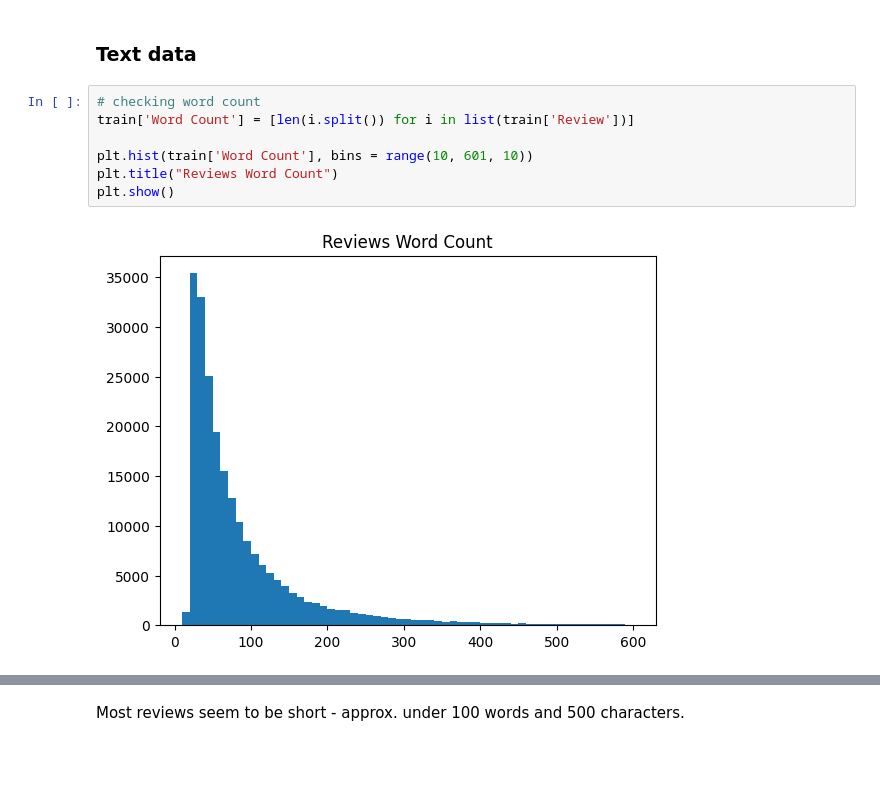
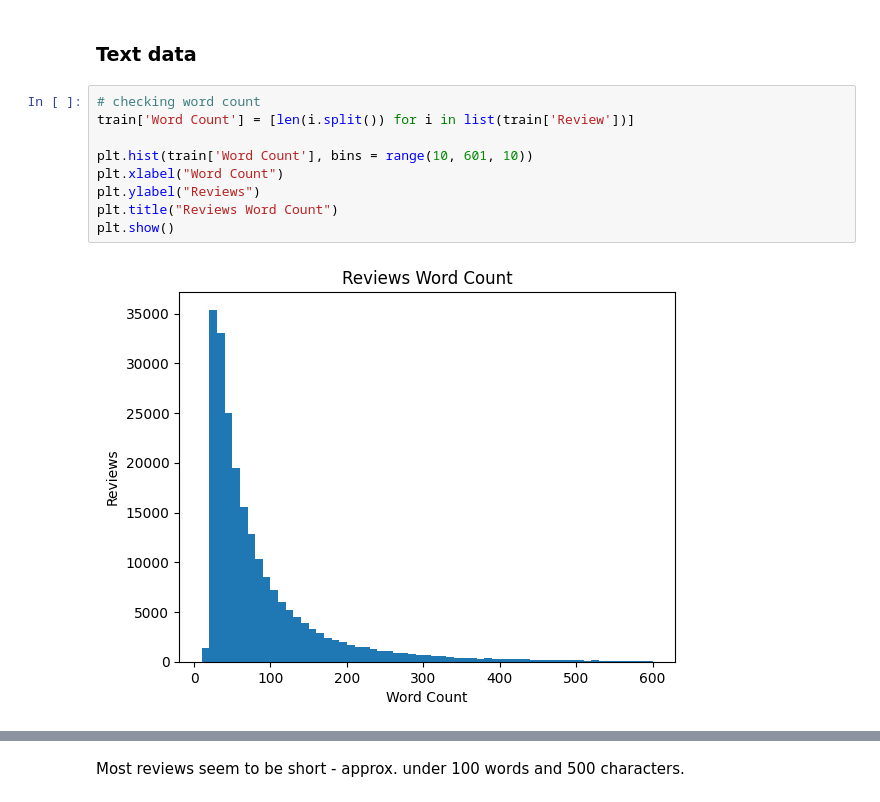
Before and after one commit to psychoanalyzing-twitter/amazon-review-analysis, a Jupyter notebook: cw2.ipynb, the cells around one changed output, grey strips where cells are left out. Drawn from its saved outputs; the diff is of its cells as text; blank space fills up the shorter version.

```diff
--- a/cw2.ipynb
+++ b/cw2.ipynb
@@ -89,12 +93,14 @@ A box plot is extremely helpful as it can help us detect any outliers. Here, the
 # %%
 # checking word count
 train['Word Count'] = [len(i.split()) for i in list(train['Review'])]
 
 plt.hist(train['Word Count'], bins = range(10, 601, 10))
+plt.xlabel("Word Count")
+plt.ylabel("Reviews")
 plt.title("Reviews Word Count")
 plt.show()
 # %% [output]
-[figure, old version]
+[figure, new version]
 # %%
 # checking character count
 train['Character Count'] = [len(i) for i in list(train['Review'])]
```
Also changed, not shown: parts of 3 cells of this notebook.
